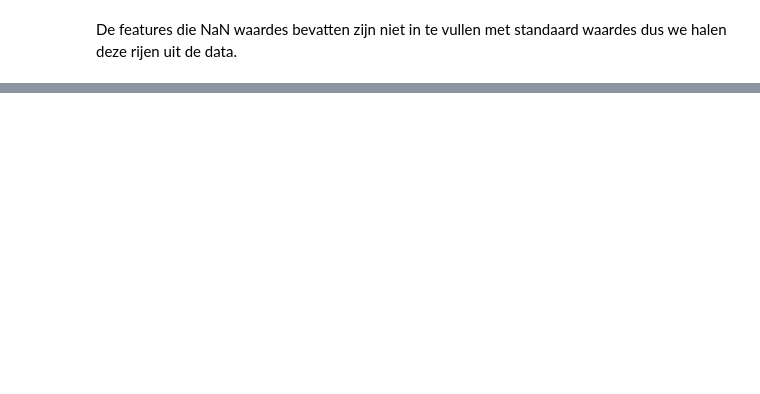
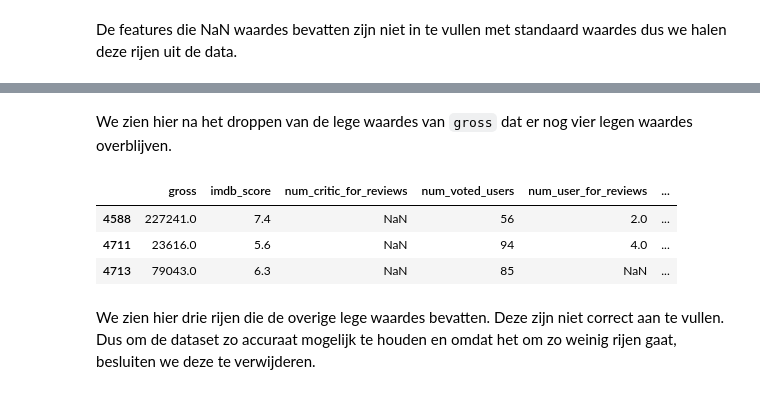
Before and after one commit to koentjj/CMmovies, a Jupyter notebook: movieAnalysis.ipynb, the cells around one changed output, grey strips where cells are left out. Cells and saved outputs as stored; diff of their text form; code cells hidden in the pictures; blank space fills up the shorter version.

```diff
--- a/movieAnalysis.ipynb
+++ b/movieAnalysis.ipynb
@@ -84,0 +81,2 @@ db[["movie_title", "actor_3_name", "actor_2_name", "actor_1_name"]].head(20)
+# %%
+db.drop_duplicates(inplace=True)
@@ -173,0 +156,11 @@ interesting.dropna().select_dtypes(include=[object]).describe(include='all')
+# %% [markdown]
+We zien hier na het droppen van de lege waardes van `gross` dat er nog vier legen waardes overblijven.
+# %%
+nonna[nonna['num_critic_for_reviews'].isna()]
+# %% [output]
+|  | gross | imdb_score | num_critic_for_reviews | num_voted_users | num_user_for_reviews | ... |
+| 4588 | 227241.0 | 7.4 | NaN | 56 | 2.0 | ... |
+| 4711 | 23616.0 | 5.6 | NaN | 94 | 4.0 | ... |
+| 4713 | 79043.0 | 6.3 | NaN | 85 | NaN | ... |
+# %% [markdown]
+We zien hier drie rijen die de overige lege waardes bevatten. Deze zijn niet correct aan te vullen. Dus om de dataset zo accuraat mogelijk te houden en omdat het om zo weinig rijen gaat, besluiten we deze te verwijderen.
```
Also changed, not shown: parts of 62 cells of this notebook.
